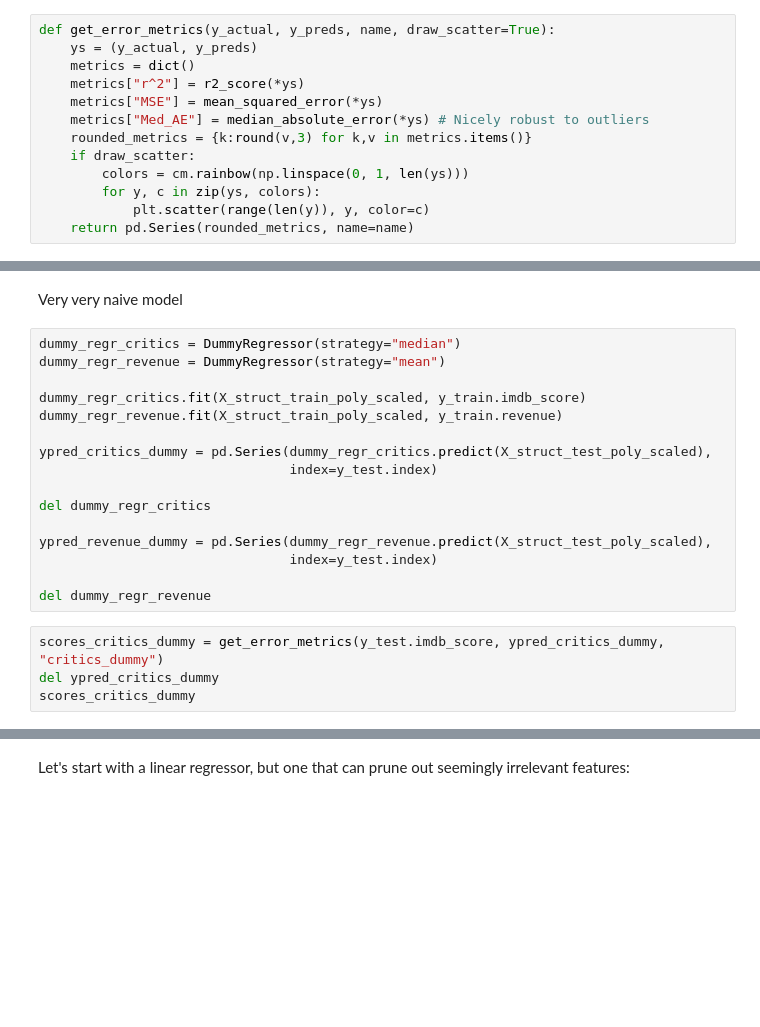
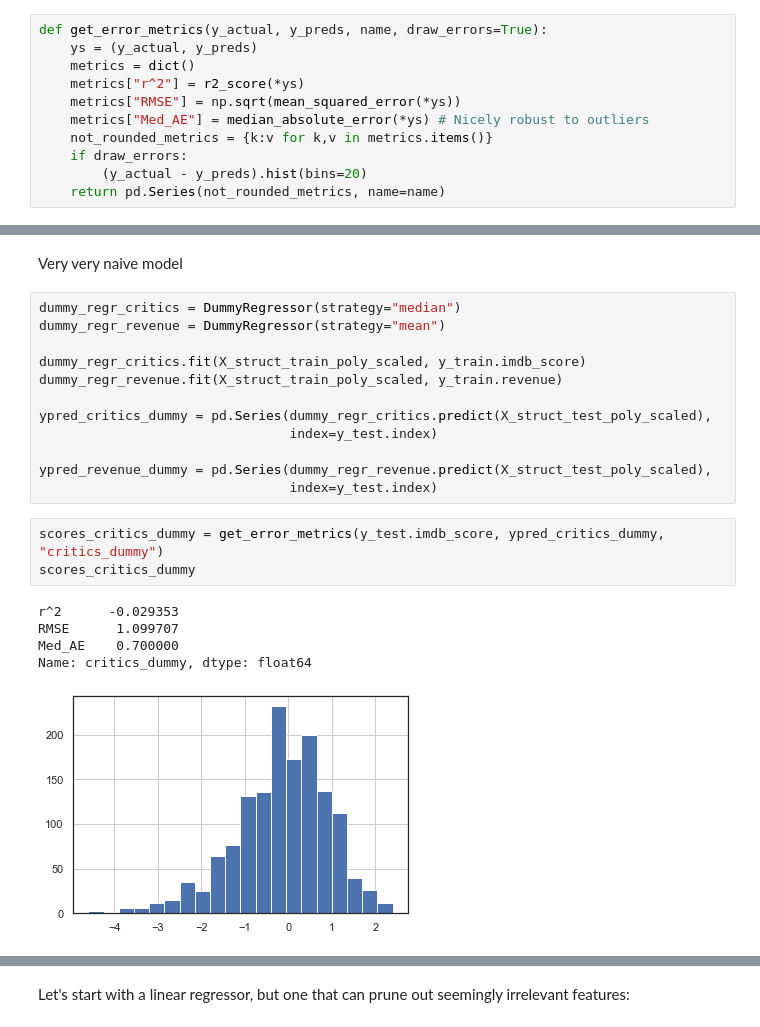
Before and after one commit to boscacci/IMdB-Regression, a Jupyter notebook: src/Good_Film_Bad_Film.ipynb, the cells around one changed output, grey strips where cells are left out. Drawn from its saved outputs; the diff is of its cells as text; blank space fills up the shorter version.

```diff
--- a/src/Good_Film_Bad_Film.ipynb
+++ b/src/Good_Film_Bad_Film.ipynb
@@ -1082,18 +2051,16 @@ y_train.shape[0], y_test.shape[0]
 # %% [markdown]
 ## Baselining
 # %%
-def get_error_metrics(y_actual, y_preds, name, draw_scatter=True):
+def get_error_metrics(y_actual, y_preds, name, draw_errors=True):
     ys = (y_actual, y_preds)
     metrics = dict()
     metrics["r^2"] = r2_score(*ys)
-    metrics["MSE"] = mean_squared_error(*ys)
+    metrics["RMSE"] = np.sqrt(mean_squared_error(*ys))
     metrics["Med_AE"] = median_absolute_error(*ys) # Nicely robust to outliers
-    rounded_metrics = {k:round(v,3) for k,v in metrics.items()}
-    if draw_scatter:
-        colors = cm.rainbow(np.linspace(0, 1, len(ys)))
-        for y, c in zip(ys, colors):
-            plt.scatter(range(len(y)), y, color=c)
-    return pd.Series(rounded_metrics, name=name)
+    not_rounded_metrics = {k:v for k,v in metrics.items()}
+    if draw_errors:
+        (y_actual - y_preds).hist(bins=20)
+    return pd.Series(not_rounded_metrics, name=name)
 # %% [markdown]
 ### Dummy Regressor
 # %% [markdown]
@@ -1108,15 +2075,16 @@ dummy_regr_revenue.fit(X_struct_train_poly_scaled, y_train.revenue)
 ypred_critics_dummy = pd.Series(dummy_regr_critics.predict(X_struct_test_poly_scaled),
                                 index=y_test.index)
 
-del dummy_regr_critics
-
 ypred_revenue_dummy = pd.Series(dummy_regr_revenue.predict(X_struct_test_poly_scaled),
                                 index=y_test.index)
-
-del dummy_regr_revenue
 # %%
 scores_critics_dummy = get_error_metrics(y_test.imdb_score, ypred_critics_dummy, "critics_dummy")
-del ypred_critics_dummy
 scores_critics_dummy
+# %% [output]
+r^2      -0.029353
+RMSE      1.099707
+Med_AE    0.700000
+Name: critics_dummy, dtype: float64
+[figure, added]
 # %%
 scores_revenue_dummy = get_error_metrics(y_test.revenue, ypred_revenue_dummy, "revenue_dummy")
```
Also changed, not shown: parts of 183 cells of this notebook, 23 other files.
